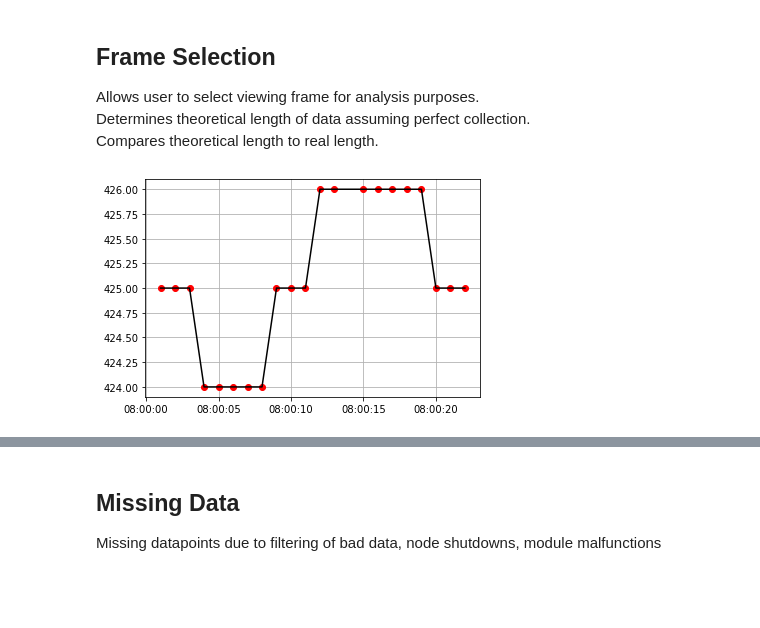
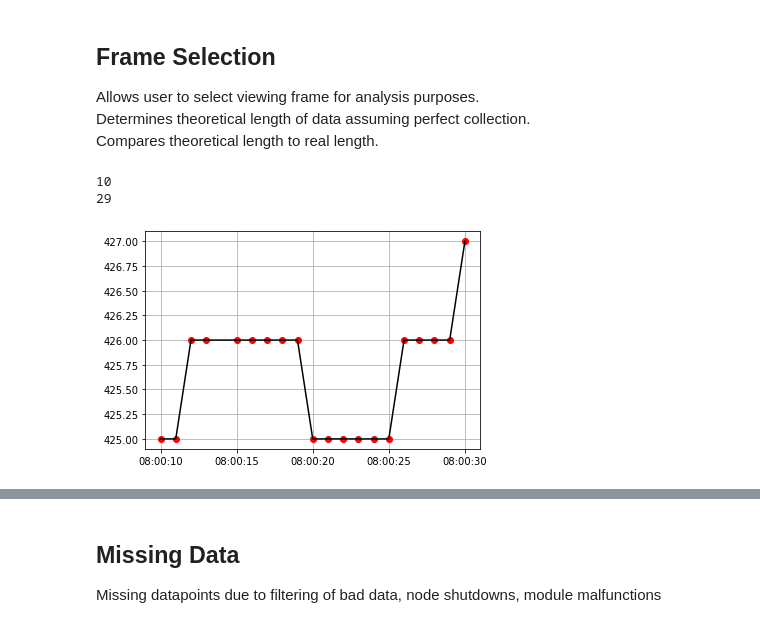
Before and after one commit to RiceAllDay22/WirelessSensorNetwork, a Jupyter notebook: Analysis/Analyzer V2.ipynb, the cells around one changed output, grey strips where cells are left out. Cells and saved outputs as stored; diff of their text form; code cells hidden in the pictures; blank space fills up the shorter version.

Commit message:
Improved frame selector

```diff
--- a/Analysis/Analyzer V2.ipynb
+++ b/Analysis/Analyzer V2.ipynb
@@ -180,39 +180,39 @@ Compares theoretical length to real length. <br>
 # %%
 def windowSelect(filAllDataNP, leftFrame, rightFrame):
     #Determine validity of selected frame
-    leftFrameIndex, rightFrameIndex = 0, -1
-    leftSuccess,    rightSuccess    = False, False
-
-    for i in range(0, len(filAllDataNP)):
-        if (filAllDataNP[i][0] == leftFrame):
-            leftFrameIndex = i
-            leftSuccess = True
-        if (filAllDataNP[i][0] == rightFrame):
-            rightFrameIndex = i
-            rightSuccess = True
-            break
-
-    if leftSuccess == False:
-        print("Left Frame is invalid")
-    if rightSuccess == False:
-        print("Right Frame is invalid")
+    leftFrameIndex   = np.where( filAllDataNP[:,0] == leftFrame)[0]
+    rightFrameIndex  = (np.where( filAllDataNP[:,0] == rightFrame))[0]
+    if leftFrameIndex.size == 1 and rightFrameIndex.size == 1 :
+        print(leftFrameIndex[0])
+        print(rightFrameIndex[0])
+    else:
+        print('Invalid selection')
 
     #Create dataframe of fraAllData
-    fraAllDataDF = filAllDataDF.iloc[leftFrameIndex:rightFrameIndex+1,:]
+    fraAllDataDF = filAllDataDF.iloc[leftFrameIndex[0]:rightFrameIndex[0]+1,:]
     fraAllDataNP = fraAllDataDF.to_numpy()
 
     #Plot selected window frame
     plt.close('all')
-    x  = fraAllDataNP[leftFrameIndex:(rightFrameIndex+1),4]
-    y = fraAllDataNP[leftFrameIndex:(rightFrameIndex+1),1]
+    x  = fraAllDataNP[:,4]
+    y  = fraAllDataNP[:,1]
     plt.plot(x, y, "ro")
     plt.plot(x, y, "k-")
     plt.grid()
 
     return fraAllDataNP, fraAllDataDF
-
-leftFrame  = filAllDataNP[0][0]
-rightFrame = filAllDataNP[20][0]
-fraAllDataNP, fraAllDataDF = windowSelect(filAllDataNP, leftFrame, rightFrame)
-# %% [output]
-[figure, removed]
+# %%
+#Select frame limits
+left  = datetime(2020, 3, 4, 8, 0, 10)
+right = datetime(2020, 3, 4, 8, 0, 30)
+leftFrame  = int(datetime.timestamp(left) - 25200.0)
+rightFrame = int(datetime.timestamp(right) - 25200.0)
+
+#leftFrame = filAllDataNP[0][0]  #Both indexes are inclusive
+#leftFrame = filAllDataNP[20][0] #Both indexes are inclusive
+
+fraAllDataNP, fraAllDataDF = windowSelect(filAllDataNP, leftFrame, rightFrame)
+# %% [output]
+10
+29
+[figure, added]
```
Also changed, not shown: parts of 10 cells of this notebook, 1 other file.
